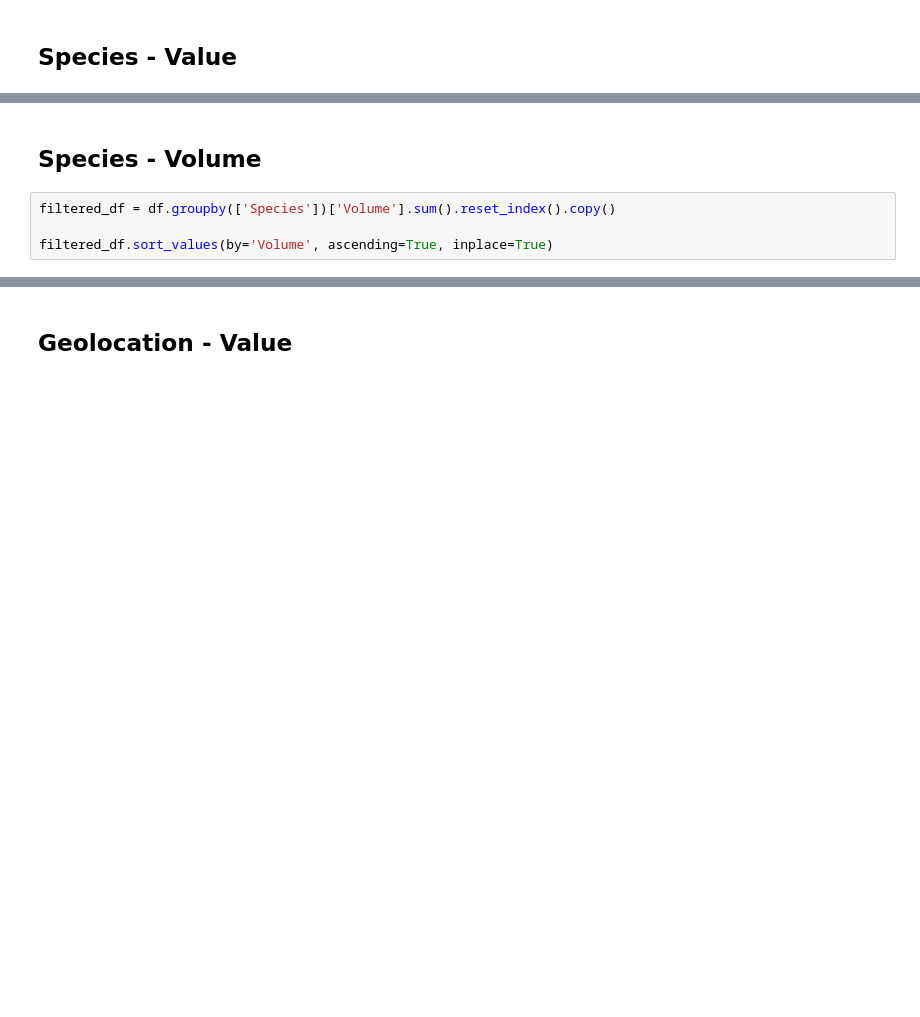
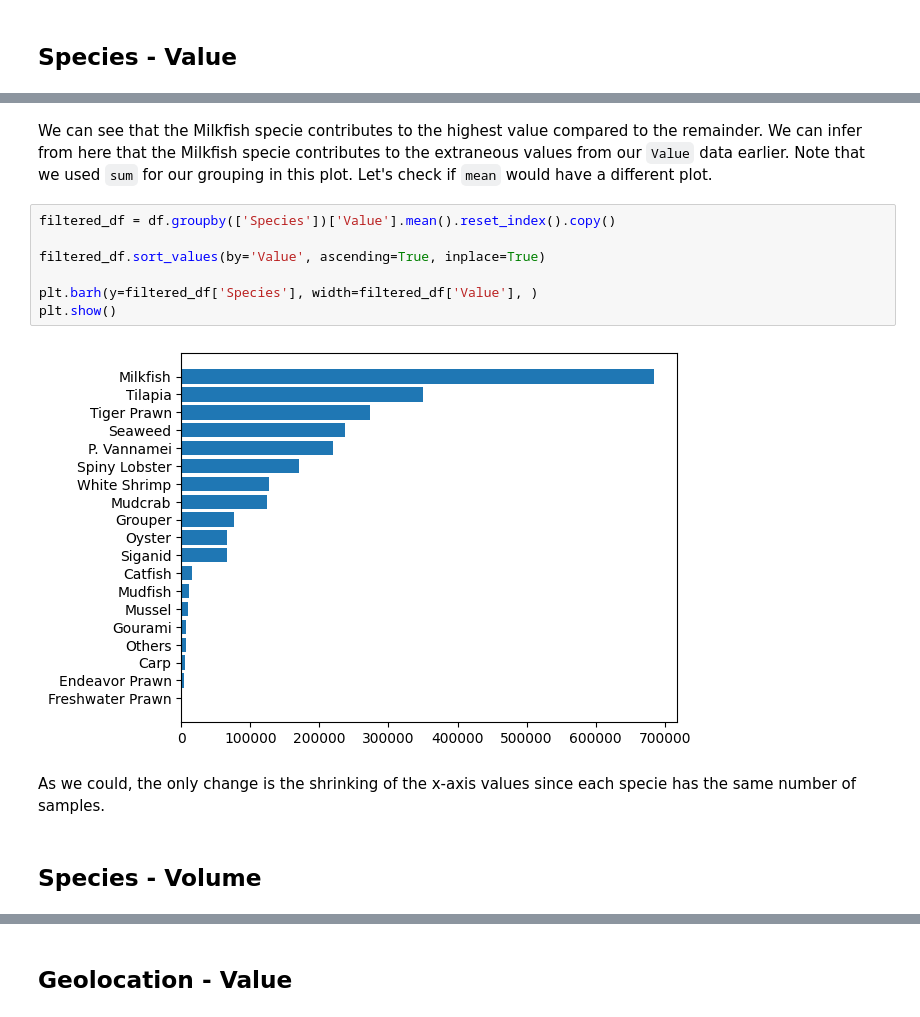
Before and after one commit to jcfrongoso/cs132-final-project, a Jupyter notebook: eda.ipynb, the cells around one changed output, grey strips where cells are left out. Drawn from its saved outputs; the diff is of its cells as text; blank space fills up the shorter version.

```diff
--- a/eda.ipynb
+++ b/eda.ipynb
@@ -65,10 +113,19 @@ plt.barh(y=filtered_df['Species'], width=filtered_df['Value'], )
 plt.show()
 # %% [output]
 [figure]
+# %% [markdown]
+We can see that the Milkfish specie contributes to the highest value compared to the remainder. We can infer from here that the Milkfish specie contributes to the extraneous values from our `Value` data earlier. Note that we used `sum` for our grouping in this plot. Let's check if `mean` would have a different plot.
+# %%
+filtered_df = df.groupby(['Species'])['Value'].mean().reset_index().copy()
+
+filtered_df.sort_values(by='Value', ascending=True, inplace=True)
+
+plt.barh(y=filtered_df['Species'], width=filtered_df['Value'], )
+plt.show()
+# %% [output]
+[figure, added]
+# %% [markdown]
+As we could, the only change is the shrinking of the x-axis values since each specie has the same number of samples.
 # %% [markdown]
 ## Species - Volume
-# %%
-filtered_df = df.groupby(['Species'])['Volume'].sum().reset_index().copy()
-
-filtered_df.sort_values(by='Volume', ascending=True, inplace=True)
 # %%
```
Also changed, not shown: parts of 18 cells of this notebook.
